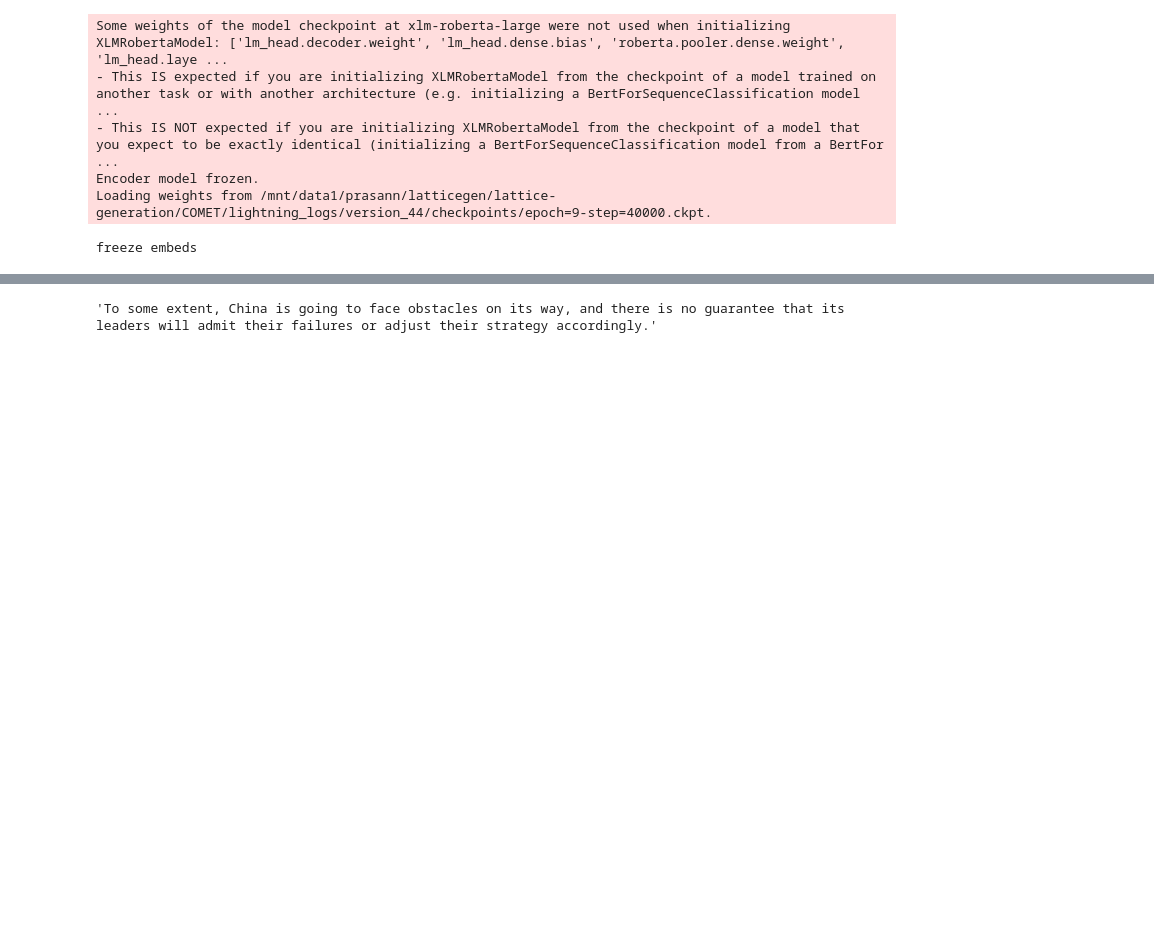
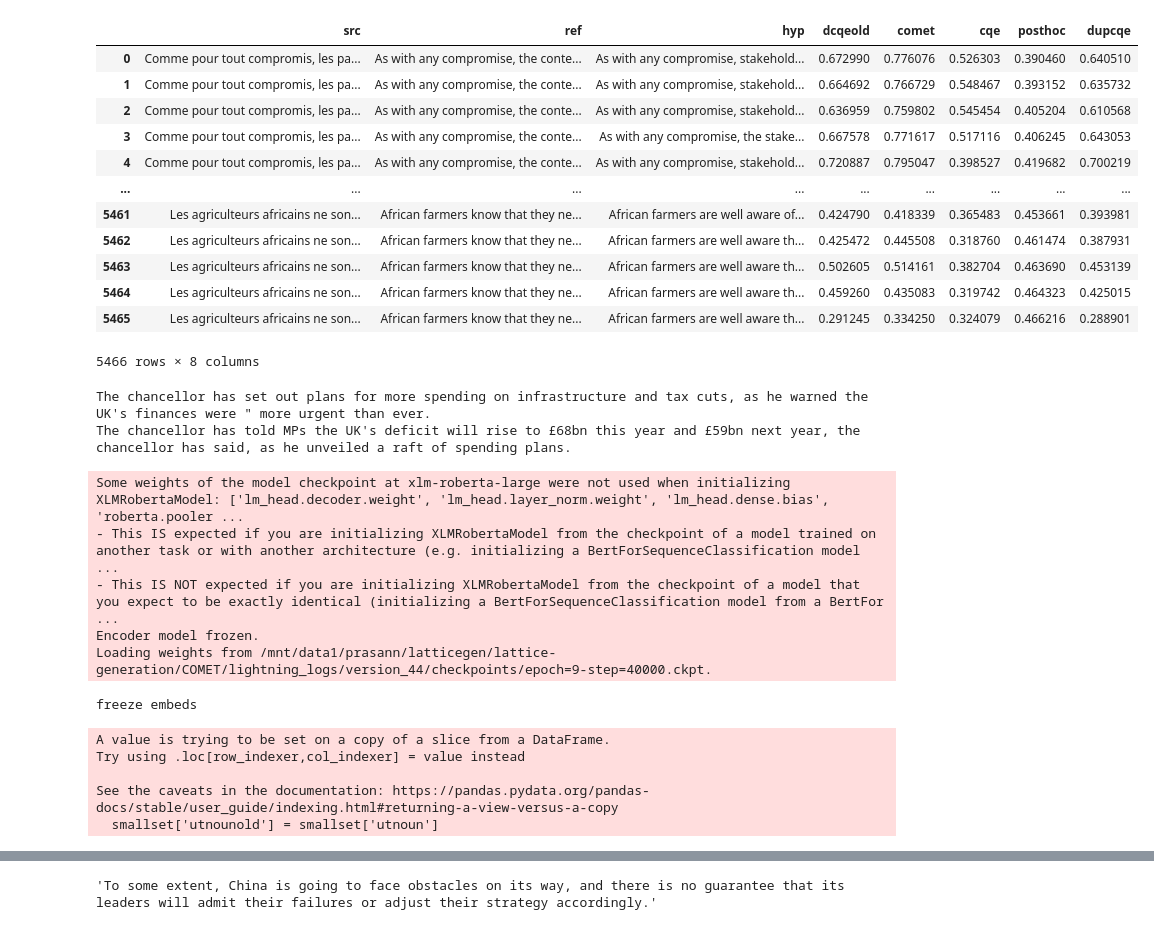
Before and after one commit to PrasannS/eel-reranking, a Jupyter notebook: reproduce_issues.ipynb, the cells around one changed output, grey strips where cells are left out. Drawn from its saved outputs; the diff is of its cells as text; code cells hidden in the pictures; blank space fills up the shorter version.

```diff
--- a/reproduce_issues.ipynb
+++ b/reproduce_issues.ipynb
@@ -17,0 +19,5 @@ device = torch.device('cuda:2' if torch.cuda.is_available() else 'cpu')
+# %%
+# TODO do this for everything
+mtb12 = pd.read_csv("outputs/score_csvs/mtfrenbeam12v2.csv", index_col=0)
+# %%
+mtb12 = mtb12.rename(columns={'dupcqe':"dcqeold"})
@@ -17,0 +39,16 @@ device = torch.device('cuda:2' if torch.cuda.is_available() else 'cpu')
+# %%
+mtb12
+# %% [output]
+|  | src | ref | hyp | dcqeold | comet | cqe | posthoc | dupcqe |
+| 0 | Comme pour tout compromis, les pa... | As with any compromise, the conte... | As with any compromise, stakehold... | 0.672990 | 0.776076 | 0.526303 | 0.390460 | 0.640510 |
+| 1 | Comme pour tout compromis, les pa... | As with any compromise, the conte... | As with any compromise, stakehold... | 0.664692 | 0.766729 | 0.548467 | 0.393152 | 0.635732 |
+| 2 | Comme pour tout compromis, les pa... | As with any compromise, the conte... | As with any compromise, stakehold... | 0.636959 | 0.759802 | 0.545454 | 0.405204 | 0.610568 |
+| 3 | Comme pour tout compromis, les pa... | As with any compromise, the conte... | As with any compromise, the stake... | 0.667578 | 0.771617 | 0.517116 | 0.406245 | 0.643053 |
+| 4 | Comme pour tout compromis, les pa... | As with any compromise, the conte... | As with any compromise, stakehold... | 0.720887 | 0.795047 | 0.398527 | 0.419682 | 0.700219 |
+| ... | ... | ... | ... | ... | ... | ... | ... | ... |
+| 5461 | Les agriculteurs africains ne son... | African farmers know that they ne... | African farmers are well aware of... | 0.424790 | 0.418339 | 0.365483 | 0.453661 | 0.393981 |
+| 5462 | Les agriculteurs africains ne son... | African farmers know that they ne... | African farmers are well aware th... | 0.425472 | 0.445508 | 0.318760 | 0.461474 | 0.387931 |
+| 5463 | Les agriculteurs africains ne son... | African farmers know that they ne... | African farmers are well aware th... | 0.502605 | 0.514161 | 0.382704 | 0.463690 | 0.453139 |
+| 5464 | Les agriculteurs africains ne son... | African farmers know that they ne... | African farmers are well aware th... | 0.459260 | 0.435083 | 0.319742 | 0.464323 | 0.425015 |
+| 5465 | Les agriculteurs africains ne son... | African farmers know that they ne... | African farmers are well aware th... | 0.291245 | 0.334250 | 0.324079 | 0.466216 | 0.288901 |
+5466 rows × 8 columns
@@ -17,0 +58,7 @@ device = torch.device('cuda:2' if torch.cuda.is_available() else 'cpu')
+# %%
+ind = 14
+print(oldfrench['hyp'][ind])
+print(oldfrench['gold'][ind])
+# %% [output]
+The chancellor has set out plans for more spending on infrastructure and tax cuts, as he warned the UK's finances were " more urgent than ever.
+The chancellor has told MPs the UK's deficit will rise to £68bn this year and £59bn next year, the chancellor has said, as he unveiled a raft of spending plans.
@@ -18,8 +67,8 @@ device = torch.device('cuda:2' if torch.cuda.is_available() else 'cpu')
 # %%
-# setup / load model
+mtfrenup / load model
 encodemod = get_effrerank_model("noun")
 # %% [output]
-Some weights of the model checkpoint at xlm-roberta-large were not used when initializing XLMRobertaModel: ['lm_head.decoder.weight', 'lm_head.dense.bias', 'roberta.pooler.dense.weight', 'lm_head.laye ...
+Some weights of the model checkpoint at xlm-roberta-large were not used when initializing XLMRobertaModel: ['lm_head.decoder.weight', 'lm_head.layer_norm.weight', 'lm_head.dense.bias', 'roberta.pooler ...
 - This IS expected if you are initializing XLMRobertaModel from the checkpoint of a model trained on another task or with another architecture (e.g. initializing a BertForSequenceClassification model  ...
 - This IS NOT expected if you are initializing XLMRobertaModel from the checkpoint of a model that you expect to be exactly identical (initializing a BertForSequenceClassification model from a BertFor ...
 Encoder model frozen.
@@ -32,0 +86,9 @@ noun_explode = pd.read_csv("outputs/score_csvs/nounlargeexplodev1.csv")
+# %%
+smallset['utnounold'] = smallset['utnoun']
+smallset = smallset.drop(columns=['utnoun'])
+# %% [output]
+A value is trying to be set on a copy of a slice from a DataFrame.
+Try using .loc[row_indexer,col_indexer] = value instead
+
+See the caveats in the documentation: https://pandas.pydata.org/pandas-docs/stable/user_guide/indexing.html#returning-a-view-versus-a-copy
+  smallset['utnounold'] = smallset['utnoun']
```
Also changed, not shown: parts of 10 cells of this notebook, 4 other files.
